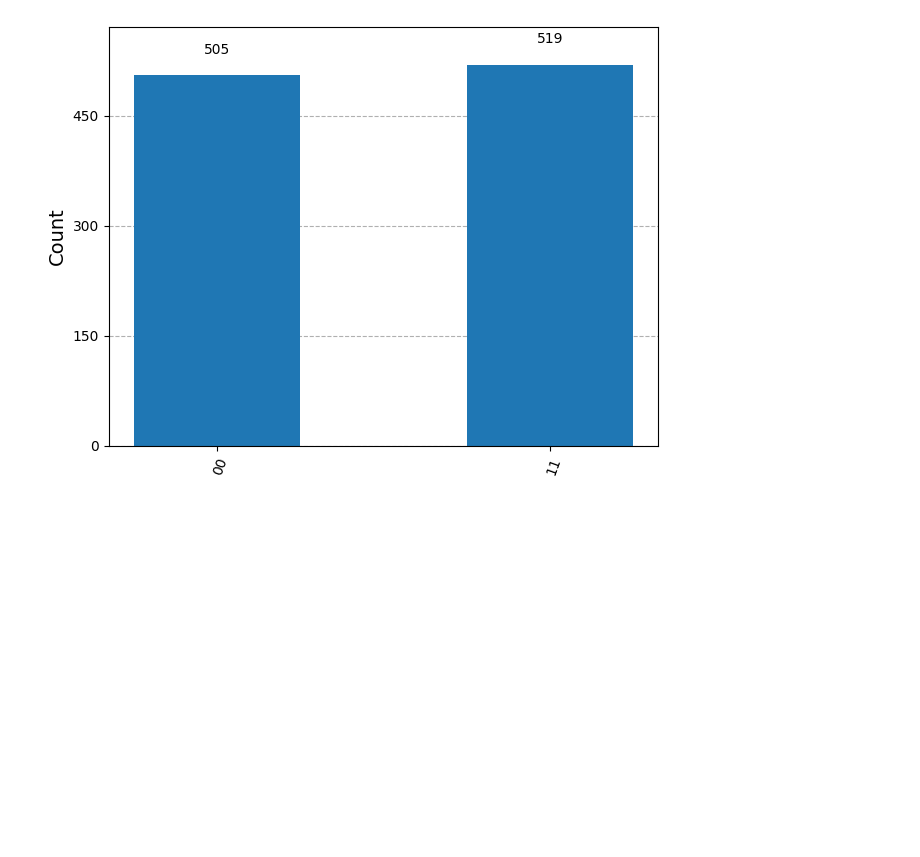
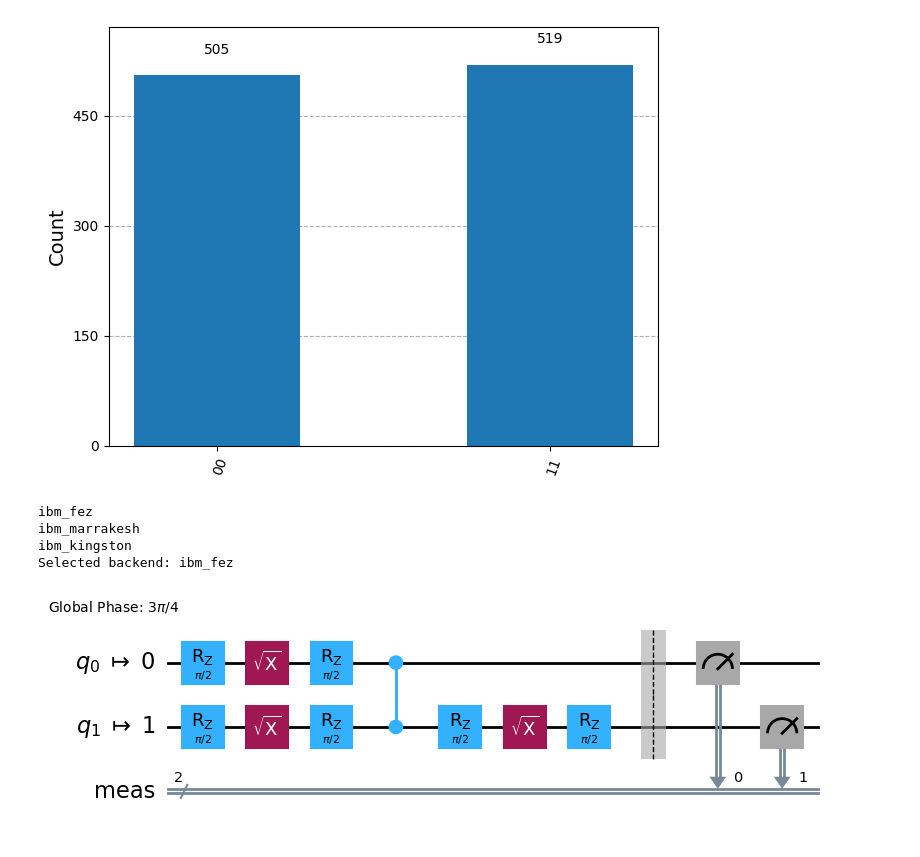
Before and after one commit to Alexash25/IBMQuantumCourse, a Jupyter notebook: 01_environment_setup.ipynb, the cells around one changed output. Cells and saved outputs as stored; diff of their text form; code cells hidden in the pictures; blank space fills up the shorter version.

```diff
--- a/01_environment_setup.ipynb
+++ b/01_environment_setup.ipynb
@@ -75,3 +75,38 @@ plot_histogram(counts)
 # %% [output]
 {'11': 519, '00': 505}
 [figure]
+# %%
+# open an instance
+from qiskit_ibm_runtime import QiskitRuntimeService
+service = QiskitRuntimeService()
+
+backends = service.backends(operational=True, simulator=False)
+
+for backend in backends:
+    print(backend.name)
+
+backend = service.least_busy(
+    operational=True,
+    simulator=False,
+    min_num_qubits=2
+)
+
+print("Selected backend:", backend.name)
+# %% [output]
+ibm_fez
+ibm_marrakesh
+ibm_kingston
+Selected backend: ibm_fez
+# %%
+# Prep bell state for real hardware
+from qiskit.transpiler.preset_passmanagers import generate_preset_pass_manager
+
+pm = generate_preset_pass_manager(
+    backend=backend,
+    optimization_level=1
+)
+
+isa_bell = pm.run(bell)
+isa_bell.draw('mpl', idle_wires=False)
+# %% [output]
+[figure, added]
```
Also changed, not shown: parts of 1 cell of this notebook, 2 other files.
